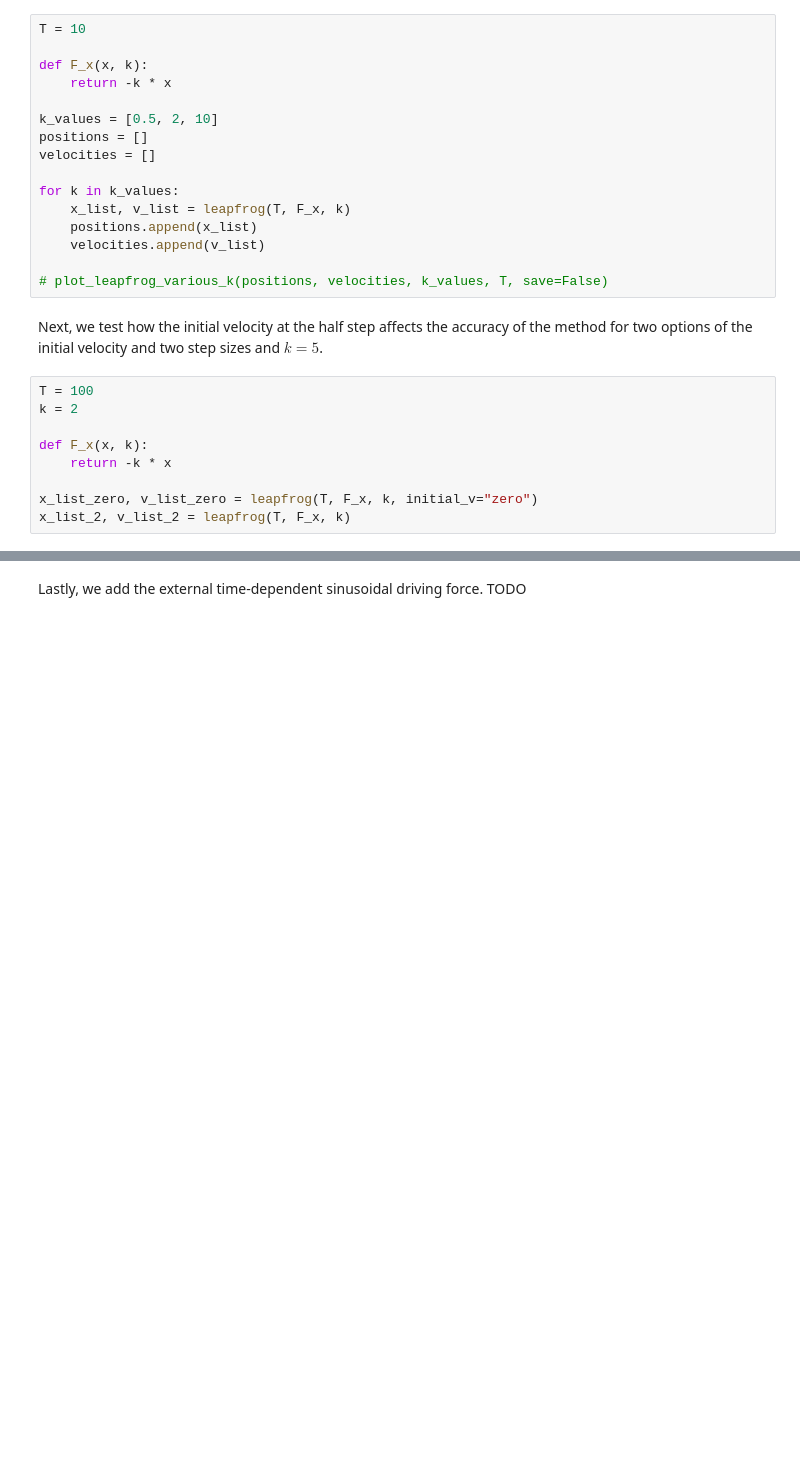
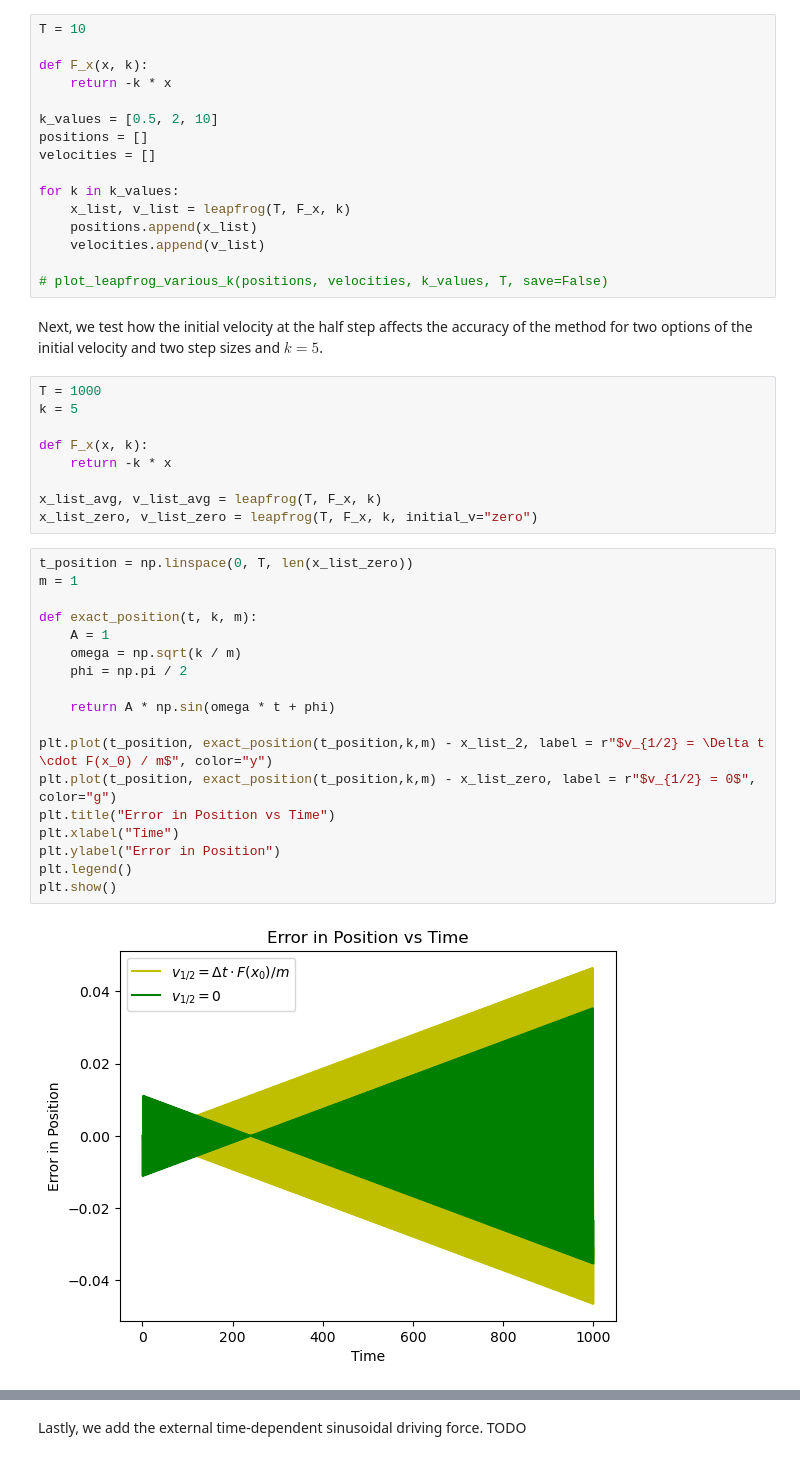
Before and after one commit to kingilsildor/CLS-Scientific_Computing-Assignment3, a Jupyter notebook: interface.ipynb, the cells around one changed output, grey strips where cells are left out. Saved outputs shown, nothing was run; the diff lists cells and outputs as text; blank space fills up the shorter version.

```diff
--- a/interface.ipynb
+++ b/interface.ipynb
@@ -229,12 +229,32 @@ for k in k_values:
 # %% [markdown]
 Next, we test how the initial velocity at the half step affects the accuracy of the method for two options of the initial velocity and two step sizes and $k = 5$.
 # %%
-T = 100
-k = 2
+T = 1000
+k = 5
 
 def F_x(x, k):
     return -k * x
 
+x_list_avg, v_list_avg = leapfrog(T, F_x, k)
 x_list_zero, v_list_zero = leapfrog(T, F_x, k, initial_v="zero")
-x_list_2, v_list_2 = leapfrog(T, F_x, k)
+# %%
+t_position = np.linspace(0, T, len(x_list_zero))
+m = 1
+
+def exact_position(t, k, m):
+    A = 1
+    omega = np.sqrt(k / m)
+    phi = np.pi / 2
+
+    return A * np.sin(omega * t + phi)
+
+plt.plot(t_position, exact_position(t_position,k,m) - x_list_2, label = r"$v_{1/2} = \Delta t \cdot F(x_0) / m$", color="y")
+plt.plot(t_position, exact_position(t_position,k,m) - x_list_zero, label = r"$v_{1/2} = 0$", color="g")
+plt.title("Error in Position vs Time")
+plt.xlabel("Time")
+plt.ylabel("Error in Position")
+plt.legend()
+plt.show()
+# %% [output]
+[figure, added]
 # %%
```
Also changed, not shown: parts of 3 cells of this notebook, 1 other file.
